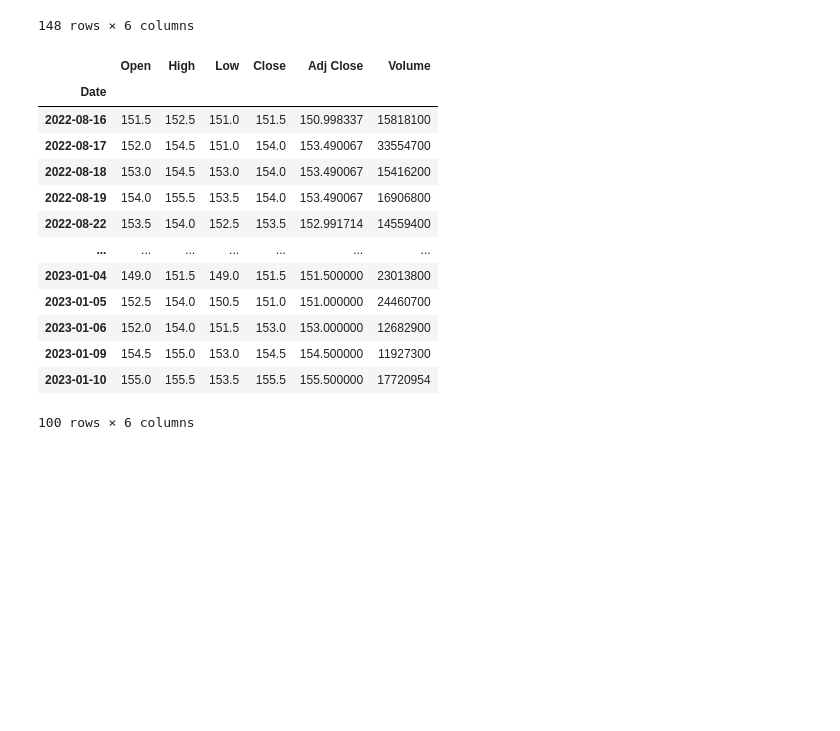
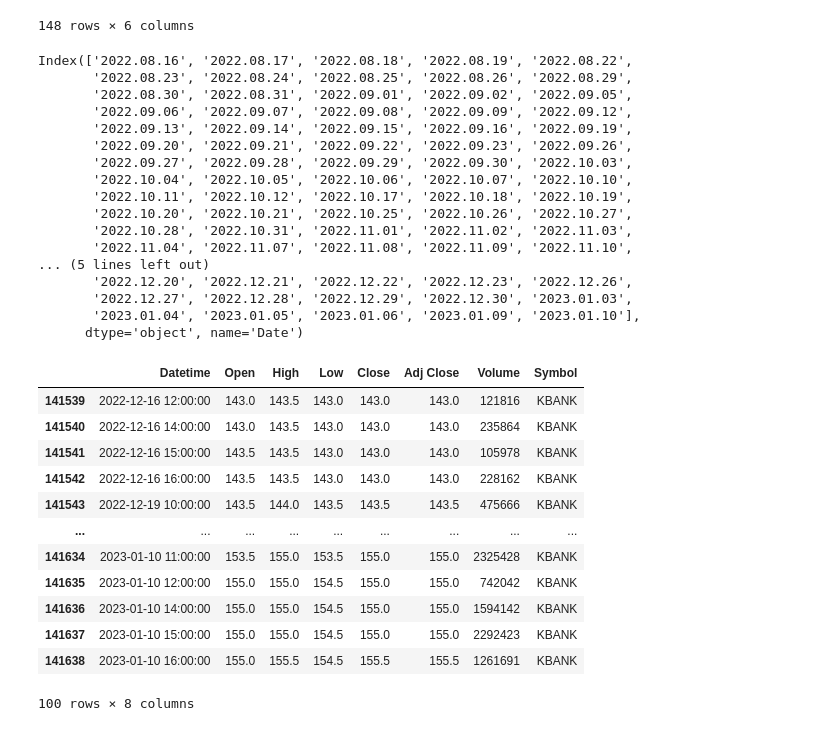
Before and after one commit to TIIIIIIW/SOFTWARE-DEVELOPMENT-2, a Jupyter notebook: ML/plotGraph.ipynb, the cells around one changed output. Cells and saved outputs as stored; diff of their text form; code cells hidden in the pictures; blank space fills up the shorter version.

```diff
--- a/ML/plotGraph.ipynb
+++ b/ML/plotGraph.ipynb
@@ -193,22 +192,25 @@ re_df1d
 new_df1d = re_df1d.dropna()
 new_df1d_index = new_df1d.index.strftime("%Y.%m.%d")
 # %H:%M:%S
-new_df1d
+new_df1d_index
 # %% [output]
-|  | Open | High | Low | Close | Adj Close | Volume |
-| Date |  |  |  |  |  |  |
-| 2022-08-16 | 151.5 | 152.5 | 151.0 | 151.5 | 150.998337 | 15818100 |
-| 2022-08-17 | 152.0 | 154.5 | 151.0 | 154.0 | 153.490067 | 33554700 |
-| 2022-08-18 | 153.0 | 154.5 | 153.0 | 154.0 | 153.490067 | 15416200 |
-| 2022-08-19 | 154.0 | 155.5 | 153.5 | 154.0 | 153.490067 | 16906800 |
-| 2022-08-22 | 153.5 | 154.0 | 152.5 | 153.5 | 152.991714 | 14559400 |
-| ... | ... | ... | ... | ... | ... | ... |
-| 2023-01-04 | 149.0 | 151.5 | 149.0 | 151.5 | 151.500000 | 23013800 |
-| 2023-01-05 | 152.5 | 154.0 | 150.5 | 151.0 | 151.000000 | 24460700 |
-| 2023-01-06 | 152.0 | 154.0 | 151.5 | 153.0 | 153.000000 | 12682900 |
-| 2023-01-09 | 154.5 | 155.0 | 153.0 | 154.5 | 154.500000 | 11927300 |
-| 2023-01-10 | 155.0 | 155.5 | 153.5 | 155.5 | 155.500000 | 17720954 |
-100 rows × 6 columns
+Index(['2022.08.16', '2022.08.17', '2022.08.18', '2022.08.19', '2022.08.22',
+       '2022.08.23', '2022.08.24', '2022.08.25', '2022.08.26', '2022.08.29',
+       '2022.08.30', '2022.08.31', '2022.09.01', '2022.09.02', '2022.09.05',
+       '2022.09.06', '2022.09.07', '2022.09.08', '2022.09.09', '2022.09.12',
+       '2022.09.13', '2022.09.14', '2022.09.15', '2022.09.16', '2022.09.19',
+       '2022.09.20', '2022.09.21', '2022.09.22', '2022.09.23', '2022.09.26',
+       '2022.09.27', '2022.09.28', '2022.09.29', '2022.09.30', '2022.10.03',
+       '2022.10.04', '2022.10.05', '2022.10.06', '2022.10.07', '2022.10.10',
+       '2022.10.11', '2022.10.12', '2022.10.17', '2022.10.18', '2022.10.19',
+       '2022.10.20', '2022.10.21', '2022.10.25', '2022.10.26', '2022.10.27',
+       '2022.10.28', '2022.10.31', '2022.11.01', '2022.11.02', '2022.11.03',
+       '2022.11.04', '2022.11.07', '2022.11.08', '2022.11.09', '2022.11.10',
+... (5 lines left out)
+       '2022.12.20', '2022.12.21', '2022.12.22', '2022.12.23', '2022.12.26',
+       '2022.12.27', '2022.12.28', '2022.12.29', '2022.12.30', '2023.01.03',
+       '2023.01.04', '2023.01.05', '2023.01.06', '2023.01.09', '2023.01.10'],
+      dtype='object', name='Date')
 # %%
 fig = make_subplots(rows=2, cols=1, shared_xaxes=True,
                vertical_spacing=0.1, subplot_titles=('Candlestick', 'Volume'),
@@ -280,3 +282,22 @@ fig_test.update_layout(height=700,updatemenus=[
 fig_test.update_xaxes(showticklabels=False)
 fig_test.update(layout_xaxis_rangeslider_visible=False)
 fig_test.show()
+# %%
+df1h = pd.read_csv("stock_data1H.csv")
+df1h = df1h[(df1h.Symbol == 'KBANK')].tail(100)
+df1h['Datetime'] = pd.to_datetime(df1h['Datetime'])
+df1h
+# %% [output]
+|  | Datetime | Open | High | Low | Close | Adj Close | Volume | Symbol |
+| 141539 | 2022-12-16 12:00:00 | 143.0 | 143.5 | 143.0 | 143.0 | 143.0 | 121816 | KBANK |
+| 141540 | 2022-12-16 14:00:00 | 143.0 | 143.5 | 143.0 | 143.0 | 143.0 | 235864 | KBANK |
+| 141541 | 2022-12-16 15:00:00 | 143.5 | 143.5 | 143.0 | 143.0 | 143.0 | 105978 | KBANK |
+| 141542 | 2022-12-16 16:00:00 | 143.5 | 143.5 | 143.0 | 143.0 | 143.0 | 228162 | KBANK |
+| 141543 | 2022-12-19 10:00:00 | 143.5 | 144.0 | 143.5 | 143.5 | 143.5 | 475666 | KBANK |
+| ... | ... | ... | ... | ... | ... | ... | ... | ... |
+| 141634 | 2023-01-10 11:00:00 | 153.5 | 155.0 | 153.5 | 155.0 | 155.0 | 2325428 | KBANK |
+| 141635 | 2023-01-10 12:00:00 | 155.0 | 155.0 | 154.5 | 155.0 | 155.0 | 742042 | KBANK |
+| 141636 | 2023-01-10 14:00:00 | 155.0 | 155.0 | 154.5 | 155.0 | 155.0 | 1594142 | KBANK |
+| 141637 | 2023-01-10 15:00:00 | 155.0 | 155.0 | 154.5 | 155.0 | 155.0 | 2292423 | KBANK |
+| 141638 | 2023-01-10 16:00:00 | 155.0 | 155.5 | 154.5 | 155.5 | 155.5 | 1261691 | KBANK |
+100 rows × 8 columns
```
Also changed, not shown: parts of 2 cells of this notebook.
